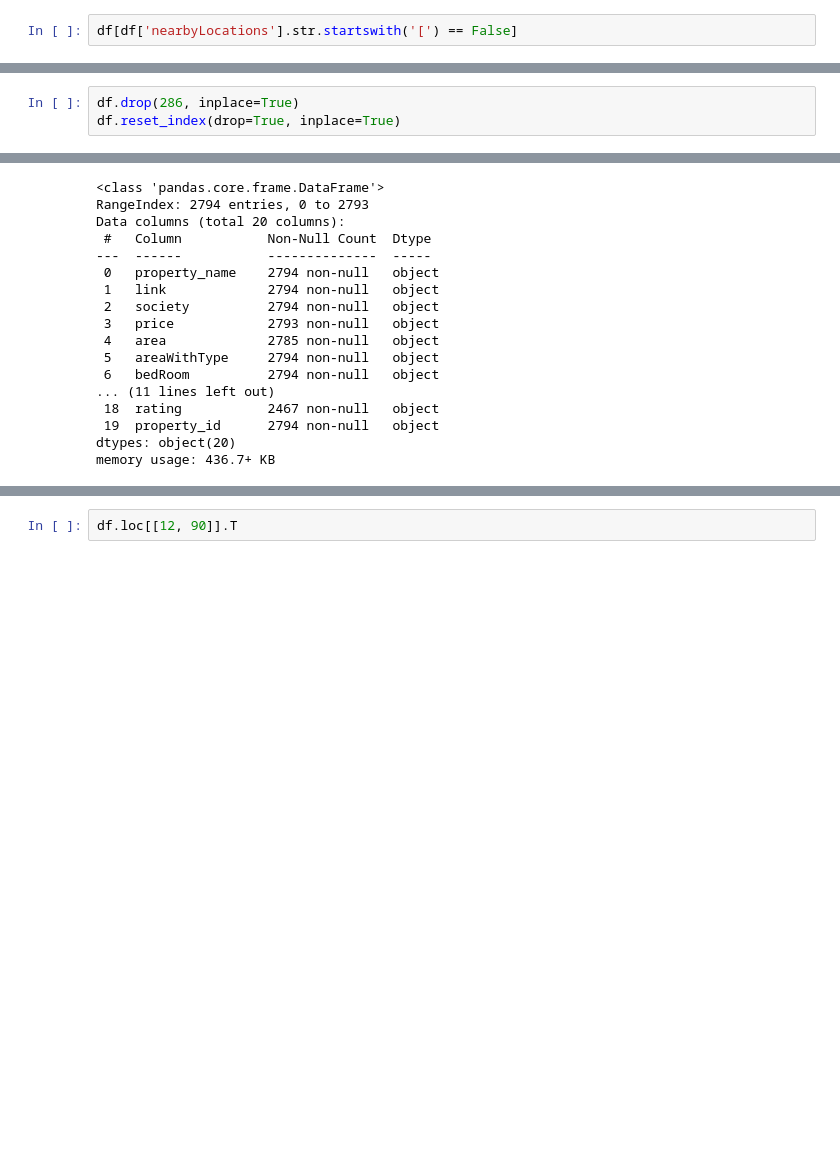
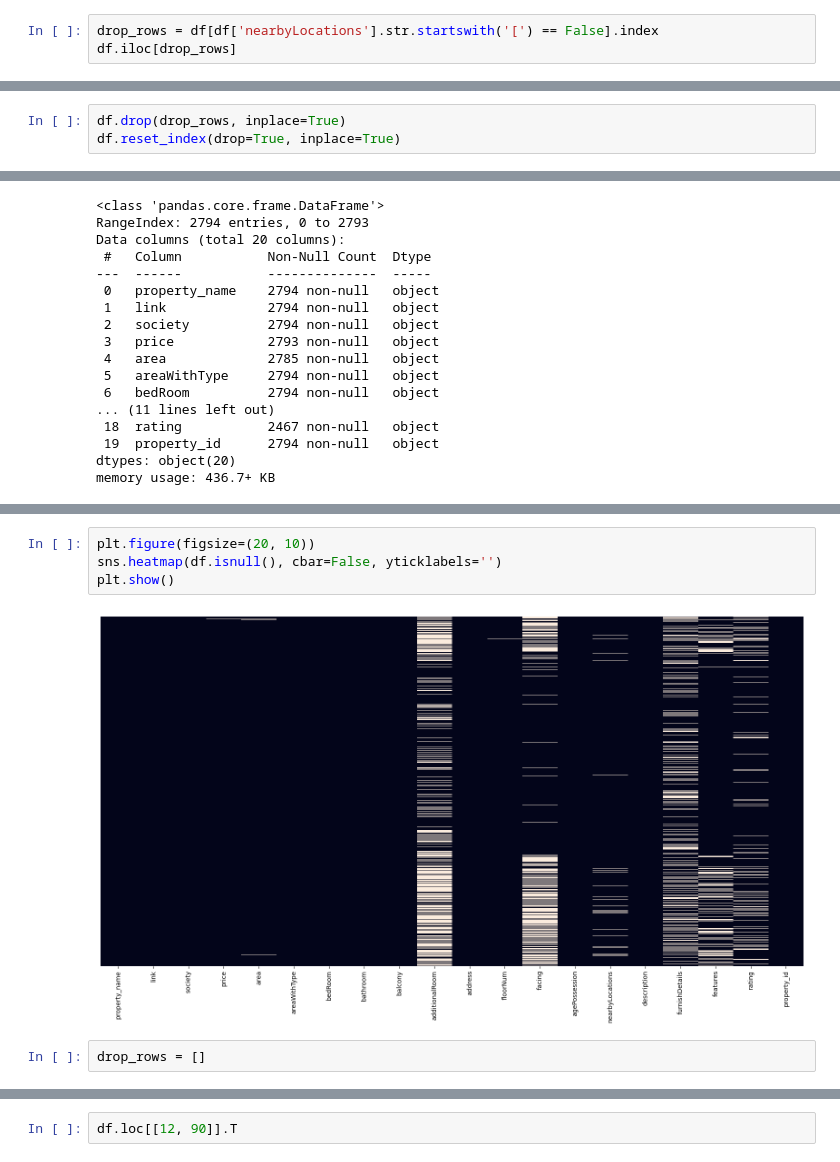
Before and after one commit to arv-anshul/campusx-project-notebooks, a Jupyter notebook: notebooks/flats/1.0_CLEANING.ipynb, the cells around one changed output, grey strips where cells are left out. Saved outputs shown, nothing was run; the diff lists cells and outputs as text; blank space fills up the shorter version.

```diff
--- a/notebooks/flats/1.0_CLEANING.ipynb
+++ b/notebooks/flats/1.0_CLEANING.ipynb
@@ -17,12 +36,13 @@ df.head(3)
 | 1 | 2 BHK Flat in Ashok Vihar | https://www.99acres.com/2-bhk-bed... | Apna Enclave | 50 Lac | ₹ 7,692/sq.ft. | Carpet area: 650 (60.39 sq.m.) | 2 Bedrooms | 2 Bathrooms | 1 Balcony | ... |
 | 2 | 2 BHK Flat in Sohna | https://www.99acres.com/2-bhk-bed... | Tulsiani Easy in Homes | 40 Lac | ₹ 6,722/sq.ft. | Carpet area: 595 (55.28 sq.m.) | 2 Bedrooms | 2 Bathrooms | 3 Balconies | ... |
 # %%
-df[df['nearbyLocations'].str.startswith('[') == False]
+drop_rows = df[df['nearbyLocations'].str.startswith('[') == False].index
+df.iloc[drop_rows]
 # %% [output]
 |  | property_name | link | society | price | area | areaWithType | bedRoom | bathroom | balcony | ... |
 | 286 | property_name | link | society | price | area | areaWithType | bedRoom | bathroom | balcony | ... |
 # %%
-df.drop(286, inplace=True)
+df.drop(drop_rows, inplace=True)
 df.reset_index(drop=True, inplace=True)
 # %%
 df.info()
@@ -67,0 +89,8 @@ dtype: int64
+# %%
+plt.figure(figsize=(20, 10))
+sns.heatmap(df.isnull(), cbar=False, yticklabels='')
+plt.show()
+# %% [output]
+[figure, added]
+# %%
+drop_rows = []
```
Also changed, not shown: parts of 95 cells of this notebook, 4 other files.
